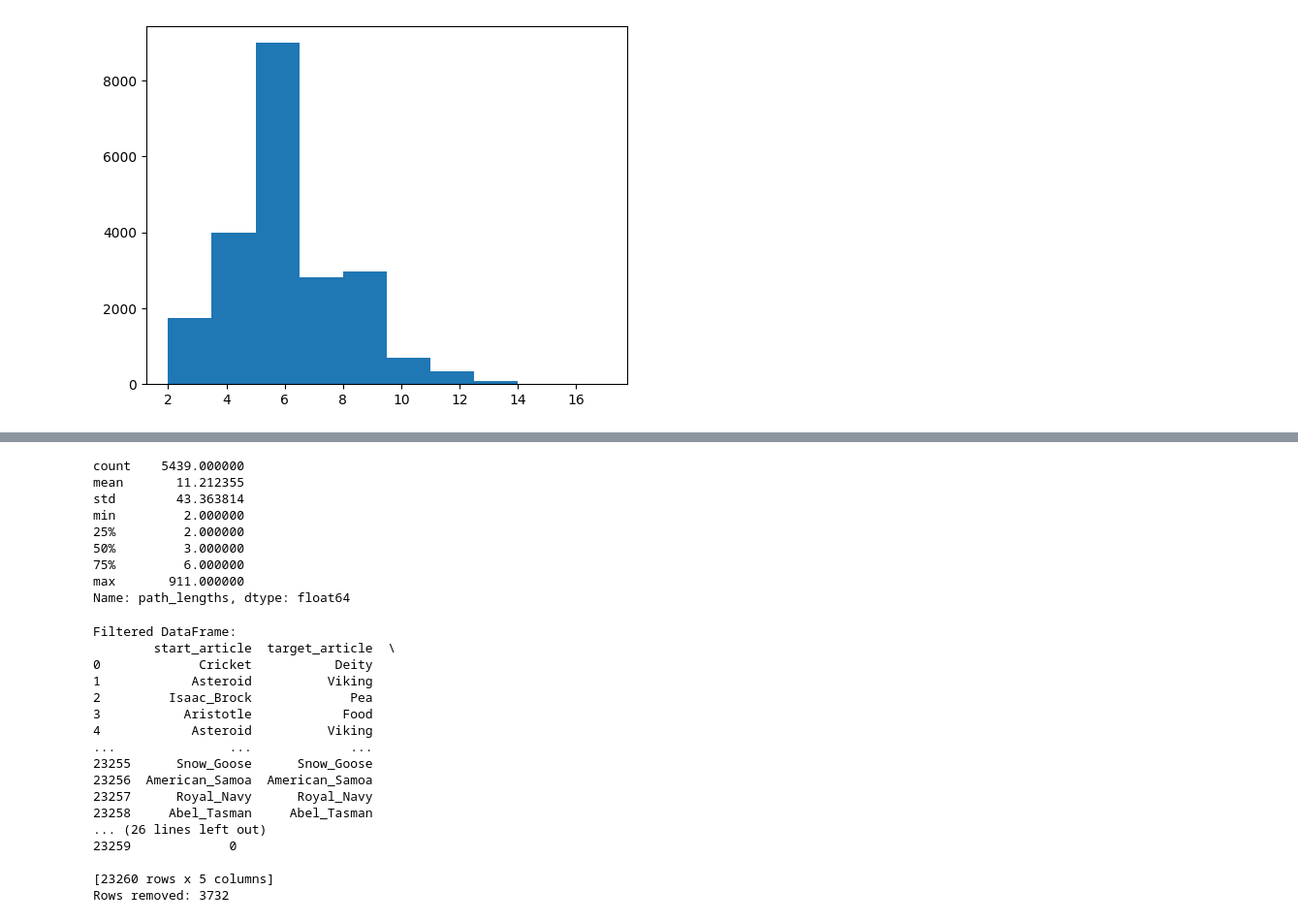
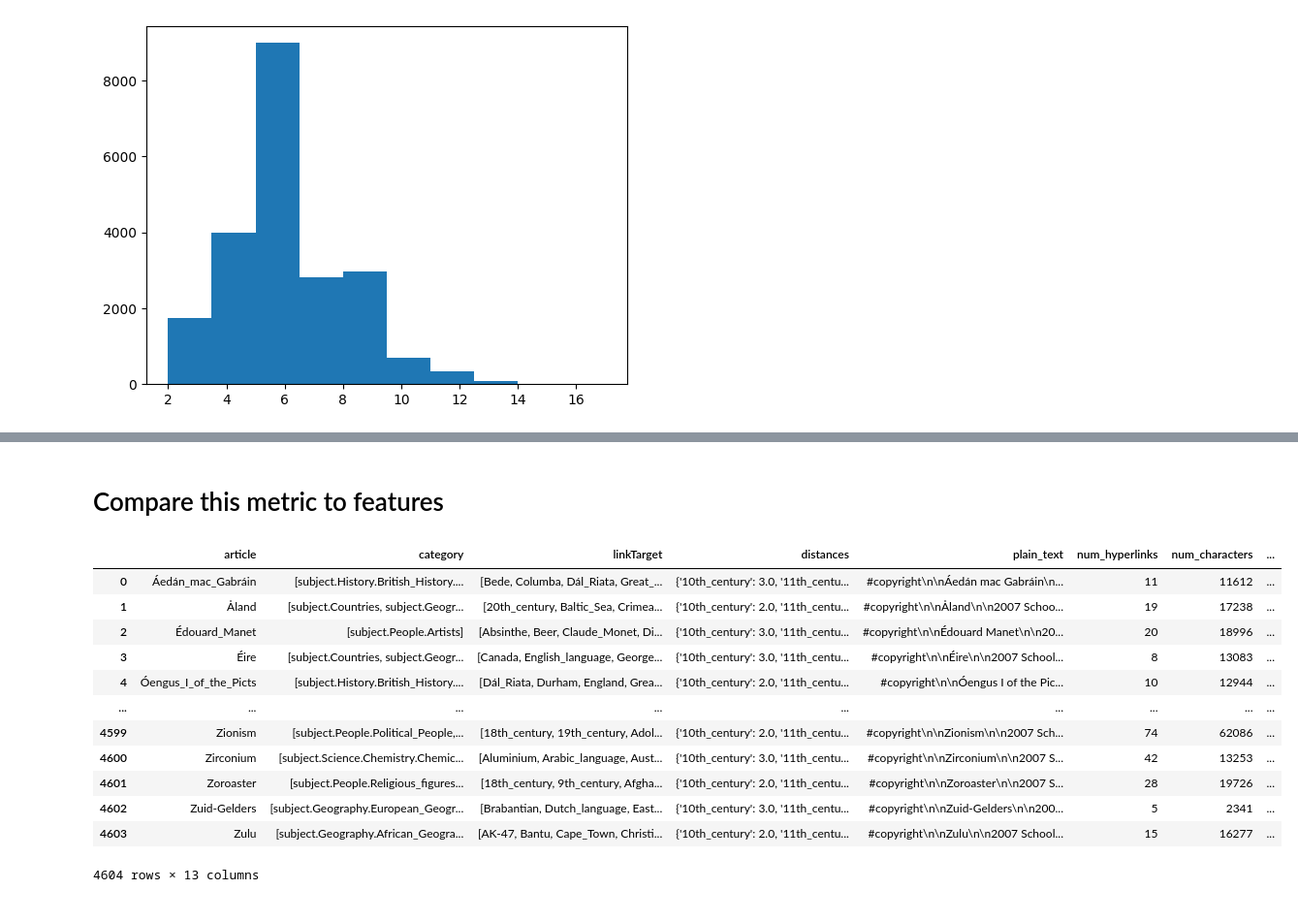
Before and after one commit to epfl-ada/ada-2024-project-adaholiks, a Jupyter notebook: greedy_embedding_navigation.ipynb, the cells around one changed output, grey strips where cells are left out. Shown at 97% size. Saved outputs shown, nothing was run; the diff lists cells and outputs as text; code cells hidden in the pictures.

```diff
--- a/greedy_embedding_navigation.ipynb
+++ b/greedy_embedding_navigation.ipynb
@@ -519,38 +525,2 @@ Name: path_lengths, dtype: float64
-# %%
-downsampled_df[downsampled_df['distance'] == 2]['path_lengths'].describe()
-# %% [output]
-count    5439.000000
-mean       11.212355
-std        43.363814
-min         2.000000
-25%         2.000000
-50%         3.000000
-75%         6.000000
-max       911.000000
-Name: path_lengths, dtype: float64
-# %%
-# Apply IQR filtering on 'path_lengths' with distance as lower bound
-filtered_df, removed_count = IQR_filtering(downsampled_df, column='path_lengths', lower_bound=False)
-
-print("Filtered DataFrame:")
-print(filtered_df)
-
-print(f"Rows removed: {removed_count}")
-# %% [output]
-Filtered DataFrame:
-        start_article  target_article  \
-0             Cricket           Deity
-1            Asteroid          Viking
-2         Isaac_Brock             Pea
-3           Aristotle            Food
-4            Asteroid          Viking
-...               ...             ...
-23255      Snow_Goose      Snow_Goose
-23256  American_Samoa  American_Samoa
-23257      Royal_Navy      Royal_Navy
-23258     Abel_Tasman     Abel_Tasman
-... (26 lines left out)
-23259             0
-
-[23260 rows x 5 columns]
-Rows removed: 3732
+# %% [markdown]
+# Compare this metric to features
@@ -556,0 +529,16 @@ Rows removed: 3732
+# %%
+article_features
+# %% [output]
+|  | article | category | linkTarget | distances | plain_text | num_hyperlinks | num_characters | ... |
+| 0 | Áedán_mac_Gabráin | [subject.History.British_History.... | [Bede, Columba, Dál_Riata, Great_... | {'10th_century': 3.0, '11th_centu... | #copyright\n\nÁedán mac Gabráin\n... | 11 | 11612 | ... |
+| 1 | Åland | [subject.Countries, subject.Geogr... | [20th_century, Baltic_Sea, Crimea... | {'10th_century': 2.0, '11th_centu... | #copyright\n\nÅland\n\n2007 Schoo... | 19 | 17238 | ... |
+| 2 | Édouard_Manet | [subject.People.Artists] | [Absinthe, Beer, Claude_Monet, Di... | {'10th_century': 3.0, '11th_centu... | #copyright\n\nÉdouard Manet\n\n20... | 20 | 18996 | ... |
+| 3 | Éire | [subject.Countries, subject.Geogr... | [Canada, English_language, George... | {'10th_century': 3.0, '11th_centu... | #copyright\n\nÉire\n\n2007 School... | 8 | 13083 | ... |
+| 4 | Óengus_I_of_the_Picts | [subject.History.British_History.... | [Dál_Riata, Durham, England, Grea... | {'10th_century': 2.0, '11th_centu... | #copyright\n\nÓengus I of the Pic... | 10 | 12944 | ... |
+| ... | ... | ... | ... | ... | ... | ... | ... | ... |
+| 4599 | Zionism | [subject.People.Political_People,... | [18th_century, 19th_century, Adol... | {'10th_century': 2.0, '11th_centu... | #copyright\n\nZionism\n\n2007 Sch... | 74 | 62086 | ... |
+| 4600 | Zirconium | [subject.Science.Chemistry.Chemic... | [Aluminium, Arabic_language, Aust... | {'10th_century': 3.0, '11th_centu... | #copyright\n\nZirconium\n\n2007 S... | 42 | 13253 | ... |
+| 4601 | Zoroaster | [subject.People.Religious_figures... | [18th_century, 9th_century, Afgha... | {'10th_century': 2.0, '11th_centu... | #copyright\n\nZoroaster\n\n2007 S... | 28 | 19726 | ... |
+| 4602 | Zuid-Gelders | [subject.Geography.European_Geogr... | [Brabantian, Dutch_language, East... | {'10th_century': 3.0, '11th_centu... | #copyright\n\nZuid-Gelders\n\n200... | 5 | 2341 | ... |
+| 4603 | Zulu | [subject.Geography.African_Geogra... | [AK-47, Bantu, Cape_Town, Christi... | {'10th_century': 2.0, '11th_centu... | #copyright\n\nZulu\n\n2007 School... | 15 | 16277 | ... |
+4604 rows × 13 columns
```
Also changed, not shown: parts of 33 cells of this notebook, 6 other files.
